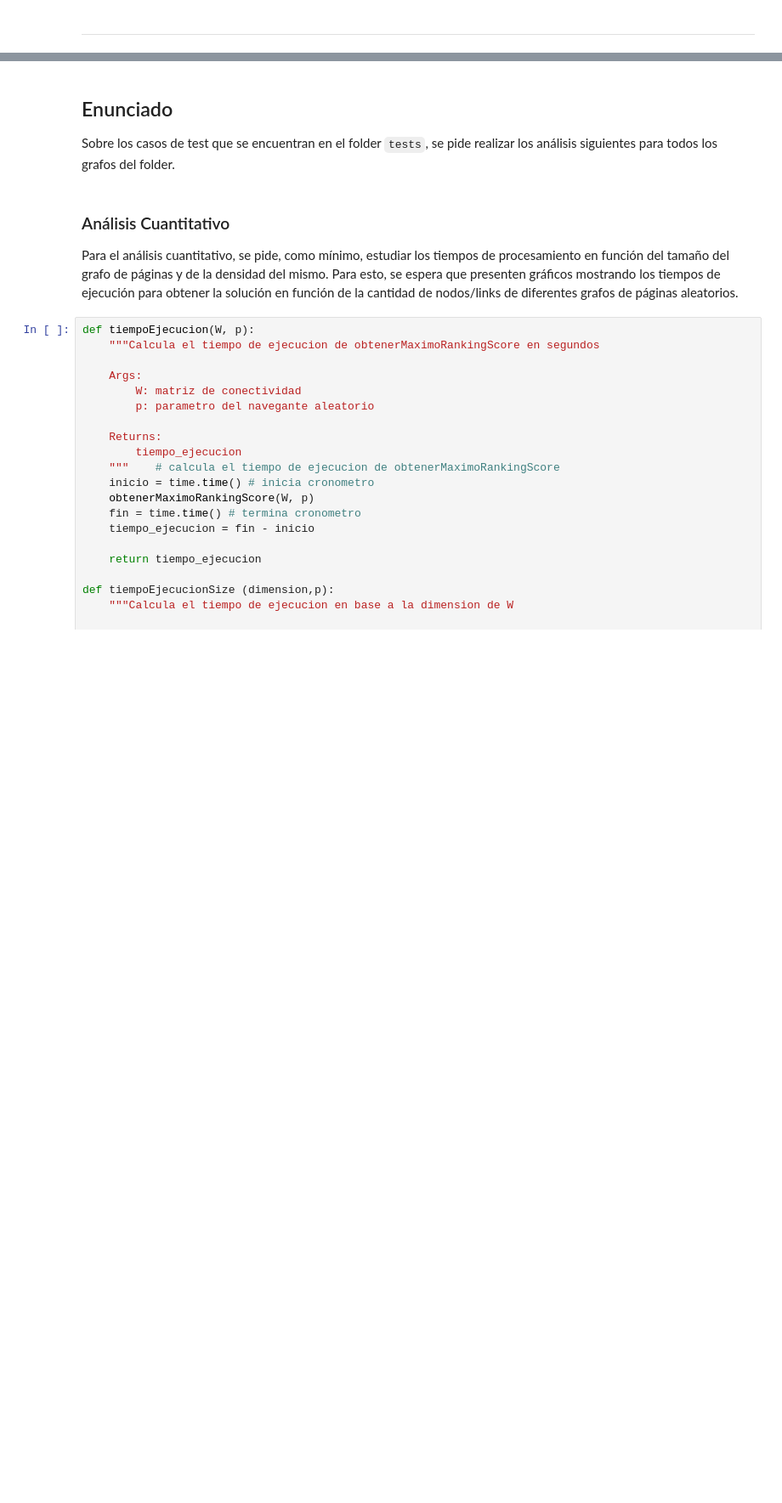
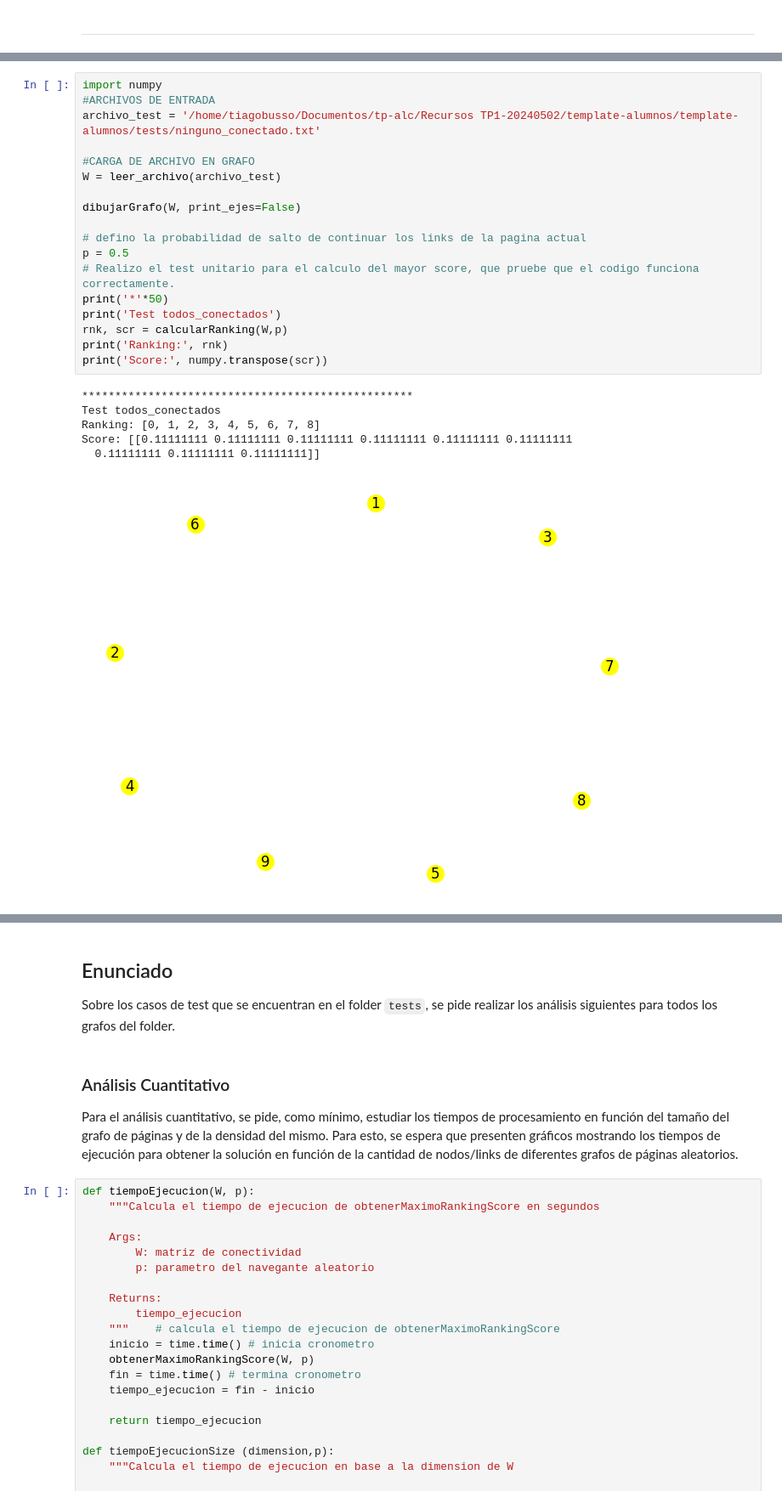
Before and after one commit to lmendezayl/uba-alc, a Jupyter notebook: Recursos TP1-20240502/template-alumnos/template-alumnos/grupo_Mendez_Busso_TP1.ipynb, the cells around one changed output, grey strips where cells are left out. Shown at 85% size. Saved outputs shown, nothing was run; the diff lists cells and outputs as text; blank space fills up the shorter version.

```diff
--- a/Recursos TP1-20240502/template-alumnos/template-alumnos/grupo_Mendez_Busso_TP1.ipynb
+++ b/Recursos TP1-20240502/template-alumnos/template-alumnos/grupo_Mendez_Busso_TP1.ipynb
@@ -110,0 +143,25 @@ Graficar los grafos usando las funciones en el **funciones.py**.
+# %%
+import numpy
+#ARCHIVOS DE ENTRADA
+archivo_test = '/home/tiagobusso/Documentos/tp-alc/Recursos TP1-20240502/template-alumnos/template-alumnos/tests/ninguno_conectado.txt'
+
+#CARGA DE ARCHIVO EN GRAFO
+W = leer_archivo(archivo_test)
+
+dibujarGrafo(W, print_ejes=False)
+
+# defino la probabilidad de salto de continuar los links de la pagina actual
+p = 0.5
+# Realizo el test unitario para el calculo del mayor score, que pruebe que el codigo funciona correctamente.
+print('*'*50)
+print('Test todos_conectados')
+rnk, scr = calcularRanking(W,p)
+print('Ranking:', rnk)
+print('Score:', numpy.transpose(scr))
+# %% [output]
+**************************************************
+Test todos_conectados
+Ranking: [0, 1, 2, 3, 4, 5, 6, 7, 8]
+Score: [[0.11111111 0.11111111 0.11111111 0.11111111 0.11111111 0.11111111
+  0.11111111 0.11111111 0.11111111]]
+[figure, added]
```
Also changed, not shown: parts of 5 cells of this notebook.
